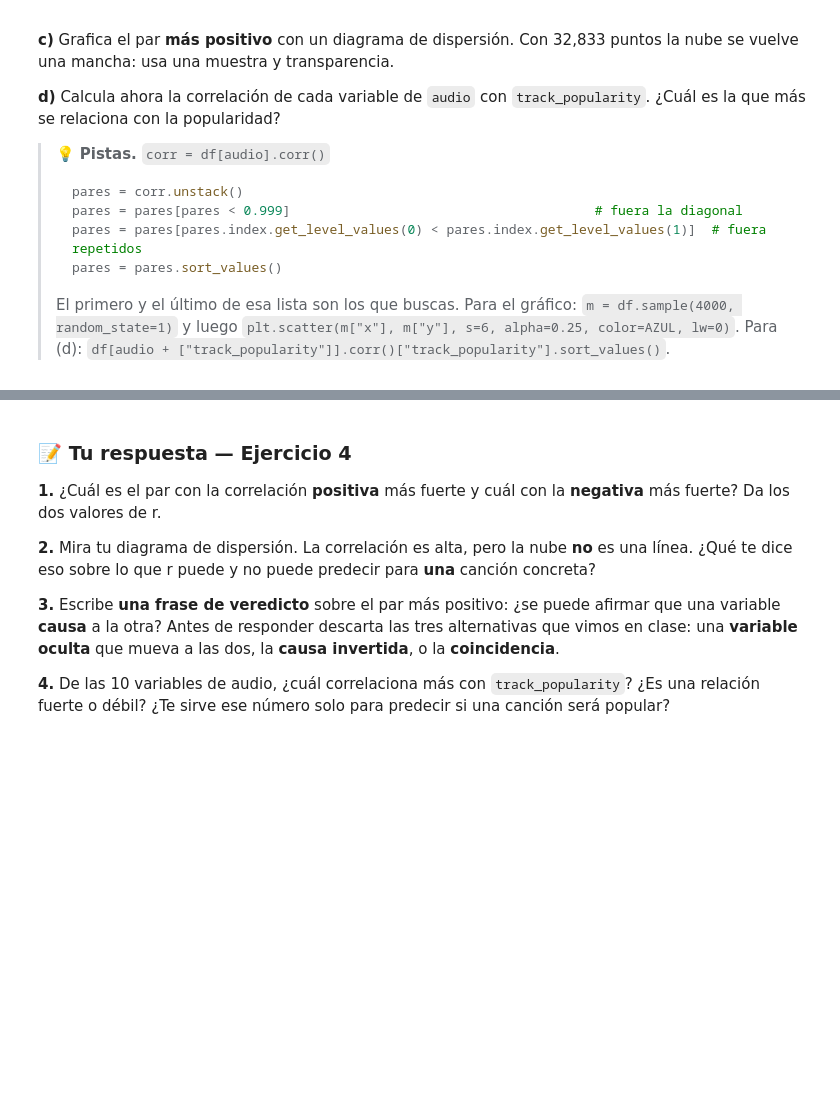
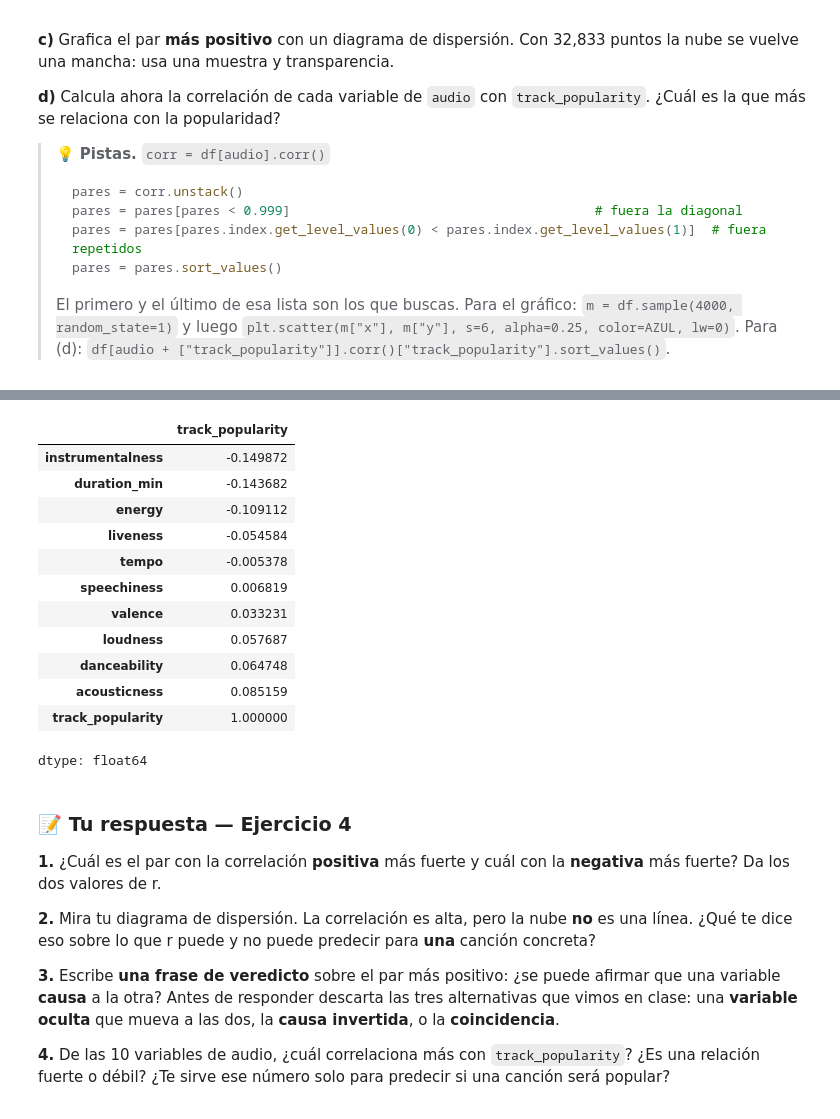
Before and after one commit to syltaer-utp/s100-tareas, a Jupyter notebook: S100_PS1_Aparicio.ipynb, the cells around one changed output, grey strips where cells are left out. Saved outputs shown, nothing was run; the diff lists cells and outputs as text; code cells hidden in the pictures; blank space fills up the shorter version.

```diff
--- a/S100_PS1_Aparicio.ipynb
+++ b/S100_PS1_Aparicio.ipynb
@@ -358,3 +387,22 @@ corr = ...
+# %%
+# d) Correlación de cada variable de audio con track_popularity
+corr_pop = df[audio + ["track_popularity"]].corr()["track_popularity"].sort_values()
+
+corr_pop
+# %% [output]
+|  | track_popularity |
+| instrumentalness | -0.149872 |
+| duration_min | -0.143682 |
+| energy | -0.109112 |
+| liveness | -0.054584 |
+| tempo | -0.005378 |
+| speechiness | 0.006819 |
+| valence | 0.033231 |
+| loudness | 0.057687 |
+| danceability | 0.064748 |
+| acousticness | 0.085159 |
+| track_popularity | 1.000000 |
+dtype: float64
 # %% [markdown]
 ### 📝 Tu respuesta — Ejercicio 4
 
```
Also changed, not shown: parts of 3 cells of this notebook.
